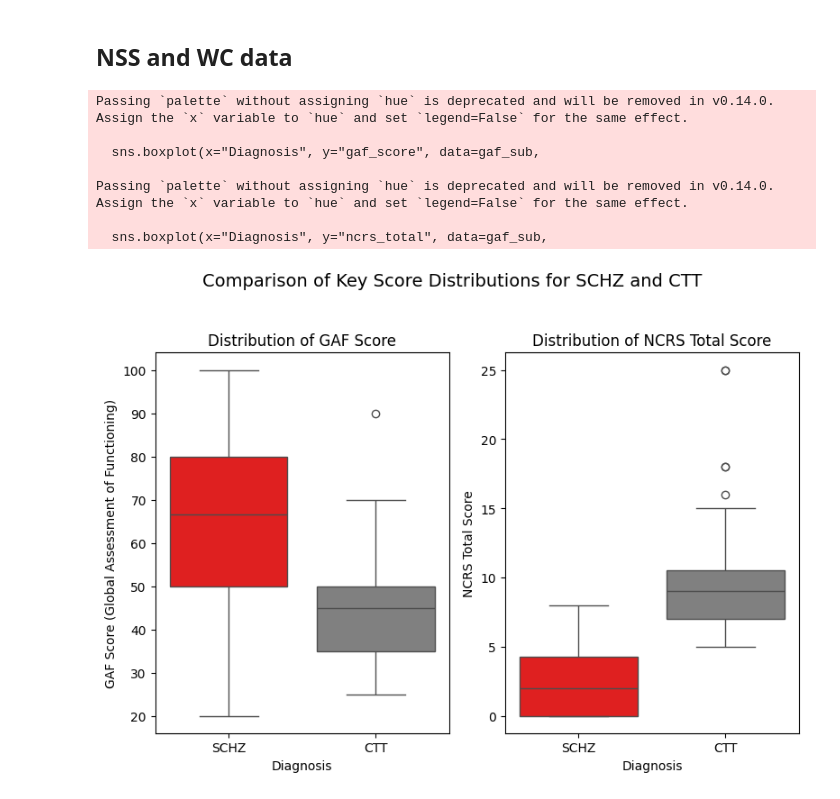
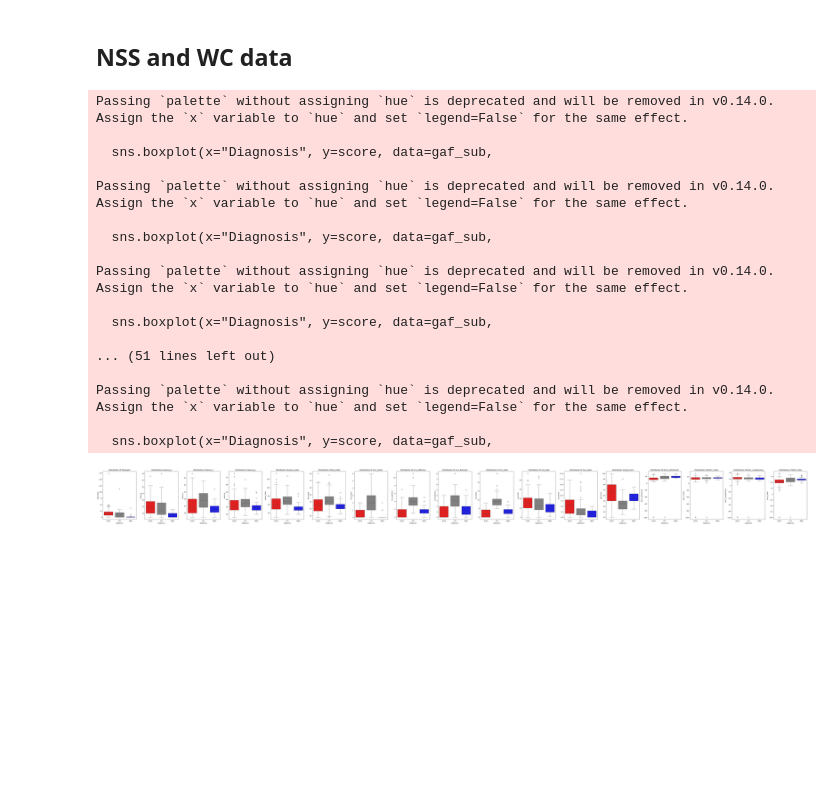
Before and after one commit to N1klasSchmidt/Volumetric-MRI-Classification-VAE, a Jupyter notebook: testing_grounds.ipynb, the cells around one changed output. Cells and saved outputs as stored; diff of their text form; code cells hidden in the pictures; blank space fills up the shorter version.

```diff
--- a/testing_grounds.ipynb
+++ b/testing_grounds.ipynb
@@ -212,44 +212,67 @@ correct_ext_zi_data.to_csv("/workspace/data/extended_metadata.csv")
 # %%
 import pandas as pd
 import matplotlib.pyplot as plt
 import seaborn as sns
 
 # Load the data without error handling (assuming it is now available)
 nsswc = pd.read_csv("/workspace/data/extended_metadata.csv", index_col=0)
 
 # Filter for the diagnoses of interest: "SCHZ" and "CTT"
-gaf_sub = nsswc[nsswc["Diagnosis"].isin(["SCHZ", "CTT"])].copy()
+gaf_sub = nsswc[nsswc["Diagnosis"].isin(["SCHZ", "CTT", "MDD"])].copy()
 
+scores = ['Olanzapin', 'panss_p', 'panss_n', 'panss_g', 'panss_total', 'bprs_total', 'ncrs_motor', 'ncrs_affective', 'ncrs_behavior', 'ncrs_total', 'nss_total', 'nss_motor', 'gaf_score', 'bis11_attentional', 'bis11_motor', 'bis11_nonplanning', 'bis11_total']
+
+#scores = ["gaf_score", "ncrs_total", "Olanzapin", "panss_total", "nss_total"]
 # Create a figure with two subplots (1 row, 2 columns)
-fig, axes = plt.subplots(1, 2, figsize=(8, 6), sharey=False)
+fig, axes = plt.subplots(1, len(scores), figsize=(4*len(scores), 6), sharey=False)
 
-# --- First Subplot: gaf_score ---
-sns.boxplot(x="Diagnosis", y="gaf_score", data=gaf_sub,
-            # Reusing the requested colors (red for SCHZ, gray for CTT)
-            palette={"SCHZ": "red", "MDD": "blue", "CTT": "gray"}, ax=axes[0])
-axes[0].set_title("Distribution of GAF Score")
-axes[0].set_xlabel("Diagnosis")
-axes[0].set_ylabel("GAF Score (Global Assessment of Functioning)")
+for idx, score in enumerate(scores):
+    # --- First Subplot: gaf_score ---
+    sns.boxplot(x="Diagnosis", y=score, data=gaf_sub,
+                # Reusing the requested colors (red for SCHZ, gray for CTT)
+                palette={"SCHZ": "red", "MDD": "blue", "CTT": "gray"}, ax=axes[idx])
+    axes[idx].set_title(f"Distribution of {score}")
+    axes[idx].set_xlabel("Diagnosis")
+    #axes[idx].set_ylabel(f"{score}")
 
-# --- Second Subplot: ncrs_total ---
-sns.boxplot(x="Diagnosis", y="ncrs_total", data=gaf_sub,
-            # Reusing the requested colors (red for SCHZ, gray for CTT)
-            palette={"SCHZ": "red", "CTT": "gray", "MDD": "blue",}, ax=axes[1])
-axes[1].set_title("Distribution of NCRS Total Score")
-axes[1].set_xlabel("Diagnosis")
-axes[1].set_ylabel("NCRS Total Score")
+# # --- Second Subplot: ncrs_total ---
+# sns.boxplot(x="Diagnosis", y="ncrs_total", data=gaf_sub,
+#             # Reusing the requested colors (red for SCHZ, gray for CTT)
+#             palette={"SCHZ": "red", "CTT": "gray", "MDD": "blue",}, ax=axes[1])
+# axes[1].set_title("Distribution of NCRS Total Score")
+# axes[1].set_xlabel("Diagnosis")
+# axes[1].set_ylabel("NCRS Total Score")
+
+# # --- Second Subplot: ncrs_total ---
+# sns.boxplot(x="Diagnosis", y="Olanzapin", data=gaf_sub,
+#             # Reusing the requested colors (red for SCHZ, gray for CTT)
+#             palette={"SCHZ": "red", "CTT": "gray", "MDD": "blue",}, ax=axes[2])
+# axes[2].set_title("Distribution of Olanzapine Score")
+# axes[2].set_xlabel("Diagnosis")
+# axes[2].set_ylabel("Olanzapine")
 
 # Adjust layout
-plt.suptitle("Comparison of Key Score Distributions for SCHZ and CTT", fontsize=14)
+#plt.suptitle("Comparison of Key Score Distributions for SCHZ and CTT", fontsize=14)
 plt.tight_layout(rect=[0, 0.03, 1, 0.95]) # Make room for suptitle
-
+# plt.savefig(f"/workspace/src/distributions_ncrs_gaf_olz.png")
+# plt.savefig(f"/workspace/src/distributions_ncrs_gaf_olz.svg")
 plt.show()
 # %% [output]
 Passing `palette` without assigning `hue` is deprecated and will be removed in v0.14.0. Assign the `x` variable to `hue` and set `legend=False` for the same effect.
 
-  sns.boxplot(x="Diagnosis", y="gaf_score", data=gaf_sub,
+  sns.boxplot(x="Diagnosis", y=score, data=gaf_sub,
 
 Passing `palette` without assigning `hue` is deprecated and will be removed in v0.14.0. Assign the `x` variable to `hue` and set `legend=False` for the same effect.
 
-  sns.boxplot(x="Diagnosis", y="ncrs_total", data=gaf_sub,
+  sns.boxplot(x="Diagnosis", y=score, data=gaf_sub,
+
+Passing `palette` without assigning `hue` is deprecated and will be removed in v0.14.0. Assign the `x` variable to `hue` and set `legend=False` for the same effect.
+
+  sns.boxplot(x="Diagnosis", y=score, data=gaf_sub,
+
+... (51 lines left out)
+
+Passing `palette` without assigning `hue` is deprecated and will be removed in v0.14.0. Assign the `x` variable to `hue` and set `legend=False` for the same effect.
+
+  sns.boxplot(x="Diagnosis", y=score, data=gaf_sub,
-[figure, old version]
+[figure, new version]
```
Also changed, not shown: parts of 3 cells of this notebook, 11 other files.
